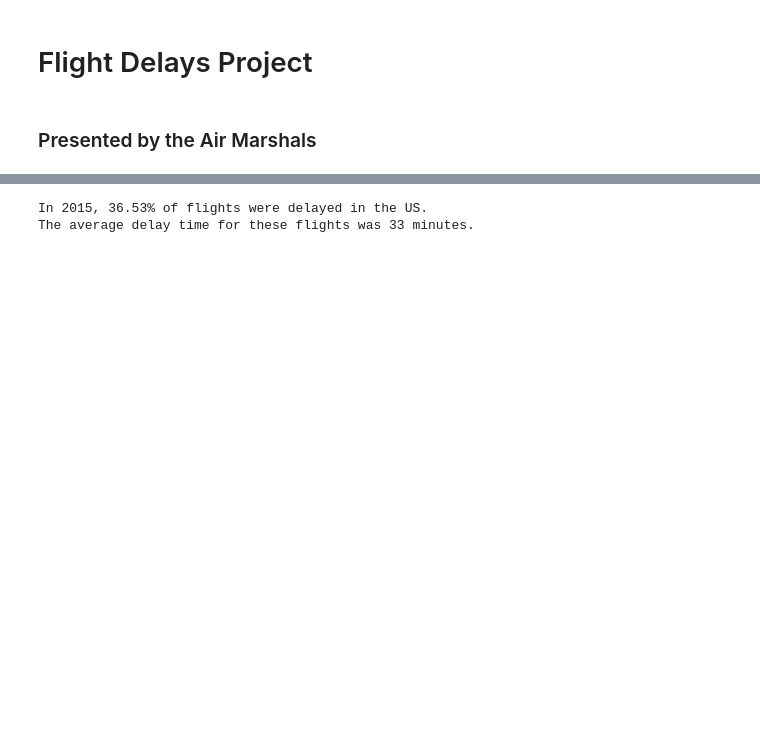
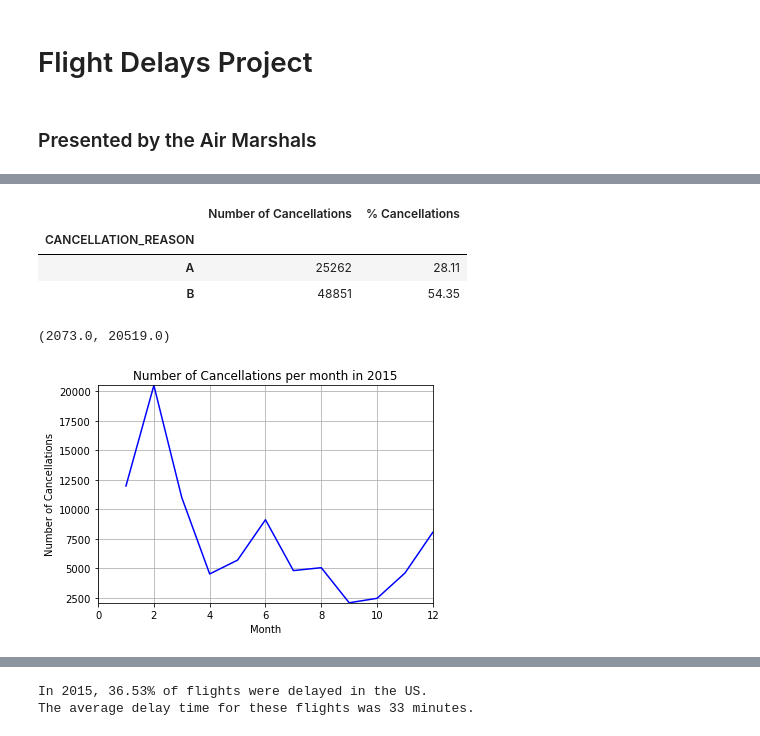
Before and after one commit to Chadi272/The_Air_Marshalls, a Jupyter notebook: Flight Delays.ipynb, the cells around one changed output, grey strips where cells are left out. Cells and saved outputs as stored; diff of their text form; code cells hidden in the pictures; blank space fills up the shorter version.

```diff
--- a/Flight Delays.ipynb
+++ b/Flight Delays.ipynb
@@ -66,0 +78,19 @@ sinfo
+# %%
+# creating a df where it contains only cancelled flights
+cdf = df.loc[df['CANCELLED'] == 1]
+#getting the count
+cfl = cdf['CANCELLED'].count()
+#printing initial results
+print(f'In 2015, {cfl} flights were canceled')
+#grouping by month
+ndf = cdf.groupby('MONTH')
+#get the count of cancelled flights and total flights
+cancelled = ndf['CANCELLED'].count()
+tot = cdf['CANCELLED'].count()
+#create a dataframe to display information
+cncl = pd.DataFrame({
+    'Number of Cancellations': cancelled,
+    '% Cancellations': (cancelled/tot)*100
+})
+# display df created
+cncl
@@ -66,0 +113,35 @@ sinfo
+# %%
+#create a df where cancellations are A and B only
+cre = (df.loc[(df["CANCELLATION_REASON"] == "A") | (df["CANCELLATION_REASON"] == "B")])
+#group by the reasons
+edf = cre.groupby(['CANCELLATION_REASON'])
+#get the count of the cancelled flights and the total count of flights
+cancelled = edf['CANCELLED'].count()
+tote = cdf['CANCELLED'].count()
+#create a dataframe to display information
+cncle = pd.DataFrame({
+    'Number of Cancellations': cancelled,
+    '% Cancellations': (cancelled/tot)*100
+})
+#display df created
+cncle
+# %% [output]
+|  | Number of Cancellations | % Cancellations |
+| CANCELLATION_REASON |  |  |
+| A | 25262 | 28.11 |
+| B | 48851 | 54.35 |
+# %%
+#plot the line chart
+plt.plot(df['MONTH'].unique(), cncl["Number of Cancellations"], color="blue")
+#add some details
+plt.title(f"Number of Cancellations per month in 2015")
+plt.xlabel("Month")
+plt.ylabel("Number of Cancellations")
+#adding grid for reading precision
+plt.grid()
+#setting limits for x and y for optimal visual
+plt.xlim(0,max(df['MONTH'].unique()))
+plt.ylim(int(min(cncl["Number of Cancellations"]))-2,int(max(cncl["Number of Cancellations"]))+2)
+# %% [output]
+(2073.0, 20519.0)
+[figure, added]
```
Also changed, not shown: parts of 4 cells of this notebook.
